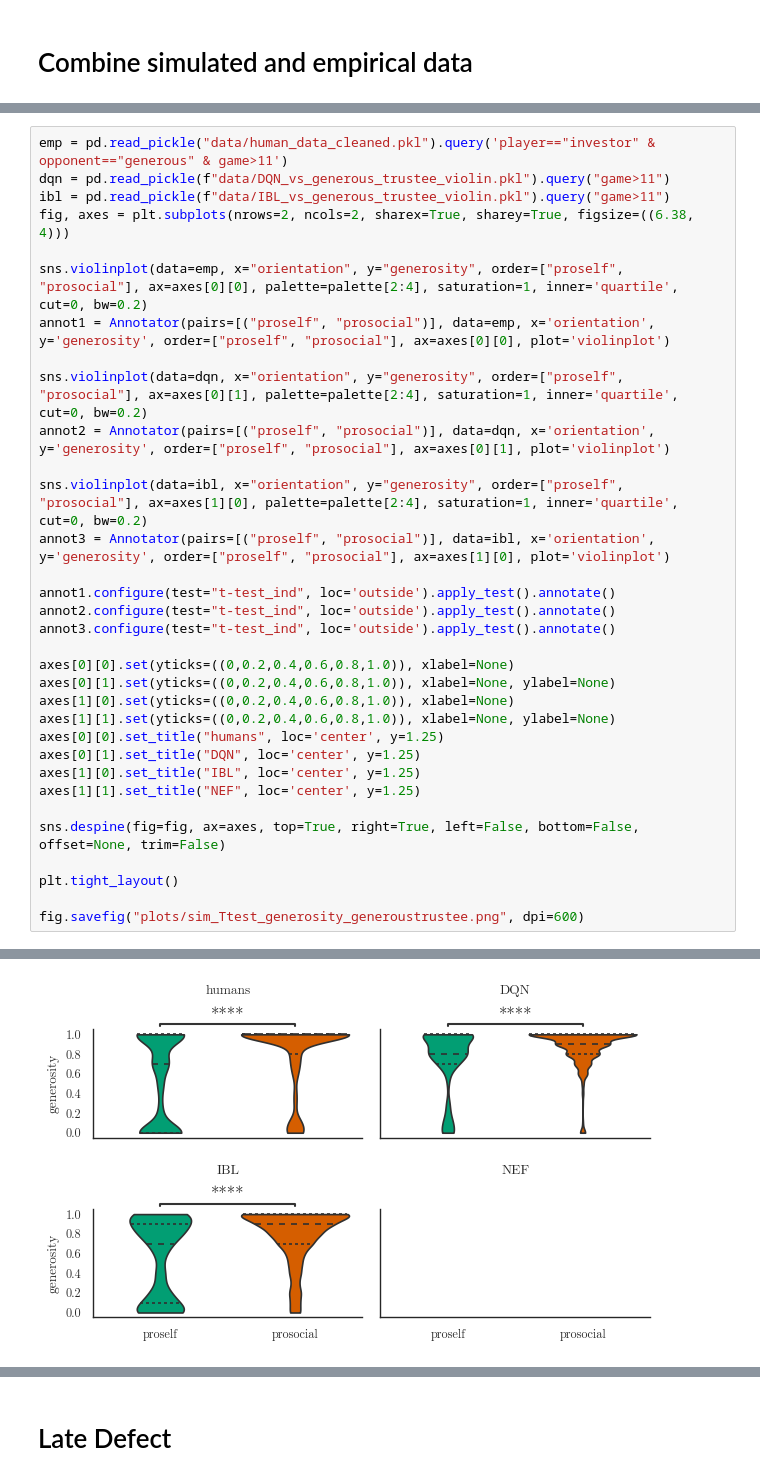
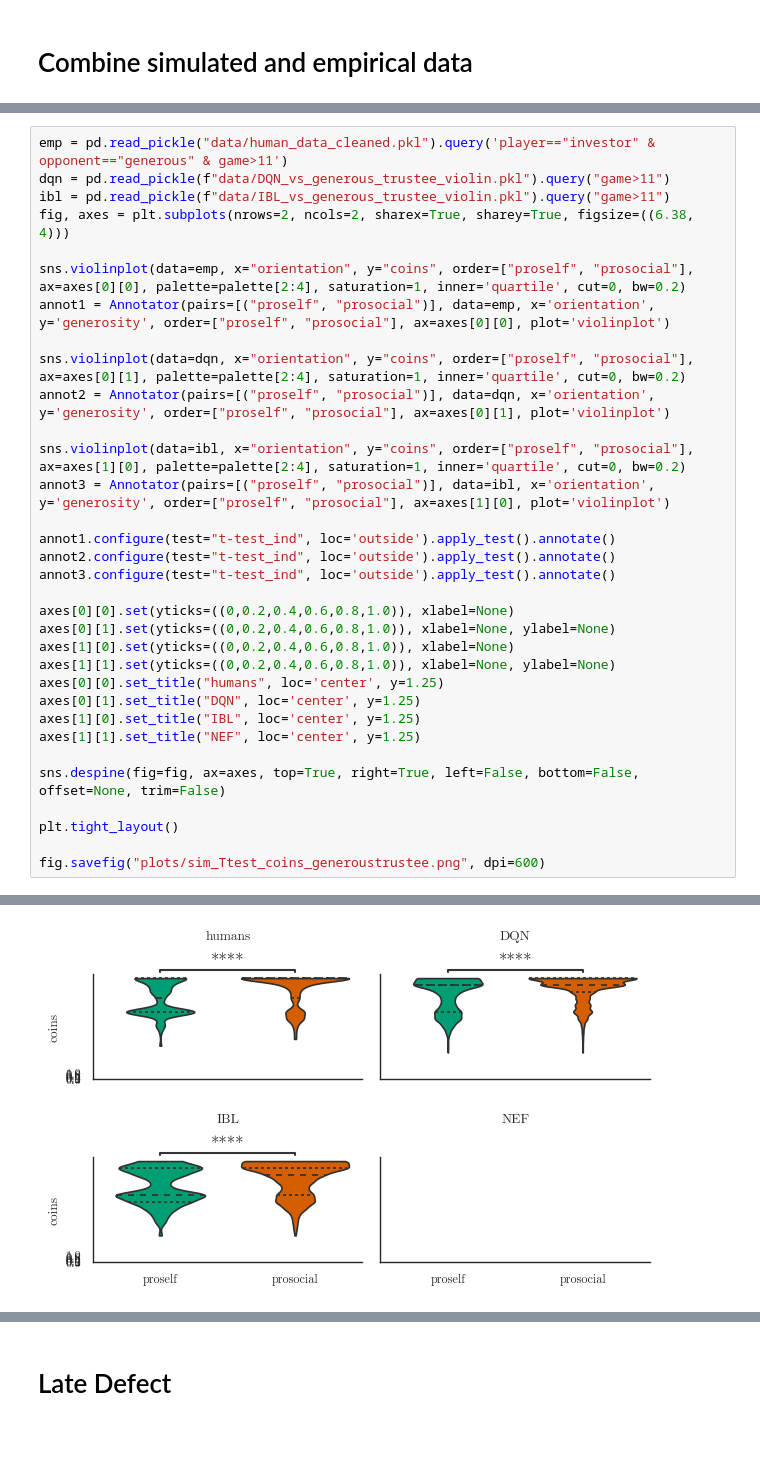
Before and after one commit to psipeter/social-value-orientation, a Jupyter notebook: agent_populations.ipynb, the cells around one changed output, grey strips where cells are left out. Drawn from its saved outputs; the diff is of its cells as text; blank space fills up the shorter version.

```diff
--- a/agent_populations.ipynb
+++ b/agent_populations.ipynb
@@ -375,13 +492,13 @@ dqn = pd.read_pickle(f"data/DQN_vs_generous_trustee_violin.pkl").query("game>11"
 ibl = pd.read_pickle(f"data/IBL_vs_generous_trustee_violin.pkl").query("game>11")
 fig, axes = plt.subplots(nrows=2, ncols=2, sharex=True, sharey=True, figsize=((6.38, 4)))
 
-sns.violinplot(data=emp, x="orientation", y="generosity", order=["proself", "prosocial"], ax=axes[0][0], palette=palette[2:4], saturation=1, inner='quartile', cut=0, bw=0.2)
+sns.violinplot(data=emp, x="orientation", y="coins", order=["proself", "prosocial"], ax=axes[0][0], palette=palette[2:4], saturation=1, inner='quartile', cut=0, bw=0.2)
 annot1 = Annotator(pairs=[("proself", "prosocial")], data=emp, x='orientation', y='generosity', order=["proself", "prosocial"], ax=axes[0][0], plot='violinplot')
 
-sns.violinplot(data=dqn, x="orientation", y="generosity", order=["proself", "prosocial"], ax=axes[0][1], palette=palette[2:4], saturation=1, inner='quartile', cut=0, bw=0.2)
+sns.violinplot(data=dqn, x="orientation", y="coins", order=["proself", "prosocial"], ax=axes[0][1], palette=palette[2:4], saturation=1, inner='quartile', cut=0, bw=0.2)
 annot2 = Annotator(pairs=[("proself", "prosocial")], data=dqn, x='orientation', y='generosity', order=["proself", "prosocial"], ax=axes[0][1], plot='violinplot')
 
-sns.violinplot(data=ibl, x="orientation", y="generosity", order=["proself", "prosocial"], ax=axes[1][0], palette=palette[2:4], saturation=1, inner='quartile', cut=0, bw=0.2)
+sns.violinplot(data=ibl, x="orientation", y="coins", order=["proself", "prosocial"], ax=axes[1][0], palette=palette[2:4], saturation=1, inner='quartile', cut=0, bw=0.2)
 annot3 = Annotator(pairs=[("proself", "prosocial")], data=ibl, x='orientation', y='generosity', order=["proself", "prosocial"], ax=axes[1][0], plot='violinplot')
 
 annot1.configure(test="t-test_ind", loc='outside').apply_test().annotate()
@@ -392,35 +509,35 @@ axes[0][0].set(yticks=((0,0.2,0.4,0.6,0.8,1.0)), xlabel=None)
 axes[0][1].set(yticks=((0,0.2,0.4,0.6,0.8,1.0)), xlabel=None, ylabel=None)
 axes[1][0].set(yticks=((0,0.2,0.4,0.6,0.8,1.0)), xlabel=None)
 axes[1][1].set(yticks=((0,0.2,0.4,0.6,0.8,1.0)), xlabel=None, ylabel=None)
 axes[0][0].set_title("humans", loc='center', y=1.25)
 axes[0][1].set_title("DQN", loc='center', y=1.25)
 axes[1][0].set_title("IBL", loc='center', y=1.25)
 axes[1][1].set_title("NEF", loc='center', y=1.25)
 
 sns.despine(fig=fig, ax=axes, top=True, right=True, left=False, bottom=False, offset=None, trim=False)
 
 plt.tight_layout()
 
-fig.savefig("plots/sim_Ttest_generosity_generoustrustee.png", dpi=600)
+fig.savefig("plots/sim_Ttest_coins_generoustrustee.png", dpi=600)
 # %% [output]
 p-value annotation legend:
       ns: p <= 1.00e+00
        *: 1.00e-02 < p <= 5.00e-02
       **: 1.00e-03 < p <= 1.00e-02
      ***: 1.00e-04 < p <= 1.00e-03
     ****: p <= 1.00e-04
 
 proself vs. prosocial: t-test independent samples, P_val:5.268e-10 t=-6.361e+00
 p-value annotation legend:
       ns: p <= 1.00e+00
        *: 1.00e-02 < p <= 5.00e-02
       **: 1.00e-03 < p <= 1.00e-02
 ... (8 lines left out)
      ***: 1.00e-04 < p <= 1.00e-03
     ****: p <= 1.00e-04
 
 proself vs. prosocial: t-test independent samples, P_val:4.767e-36 t=-1.274e+01
-[figure, old version]
+[figure, new version]
 # %%
 emp = pd.read_pickle("data/human_data_cleaned.pkl").query('player=="investor" & opponent=="greedy" & game>11')
 dqn = pd.read_pickle(f"data/DQN_vs_greedy_trustee_violin.pkl").query("game>11")
```
Also changed, not shown: parts of 30 cells of this notebook, 2 other files.
